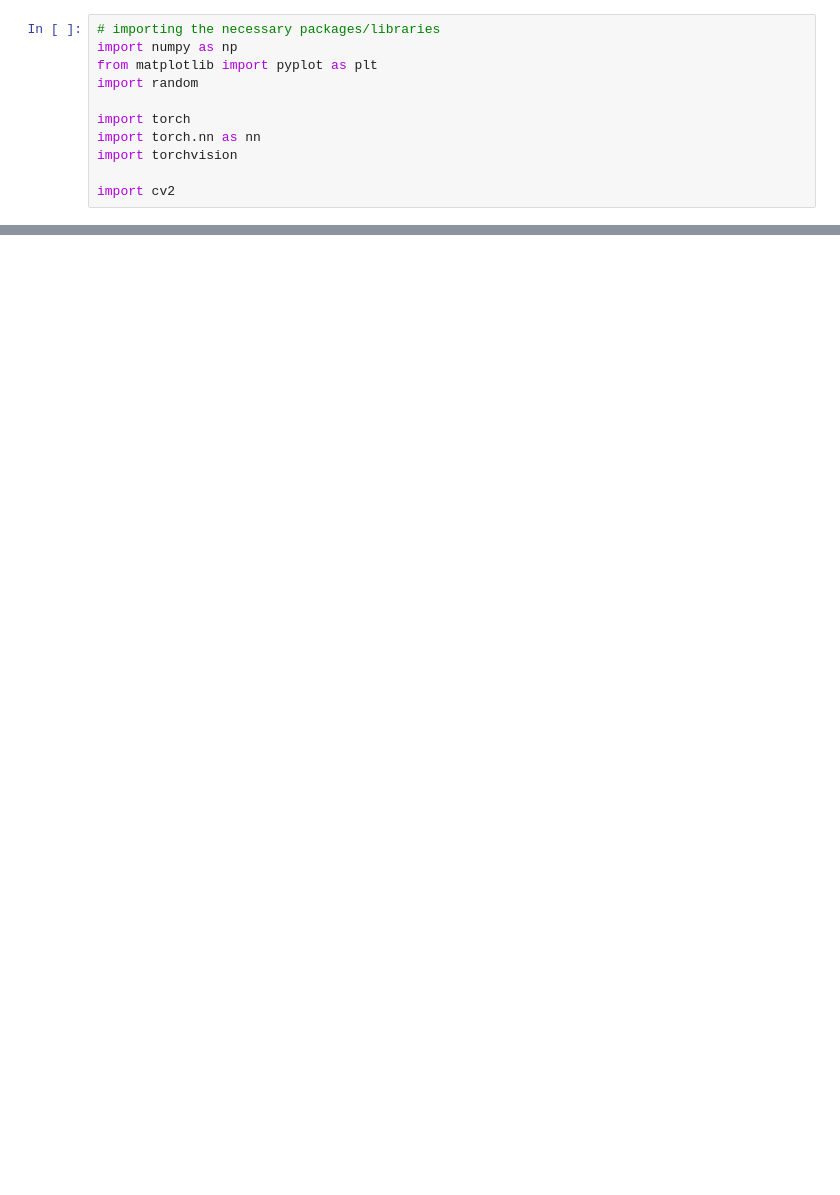
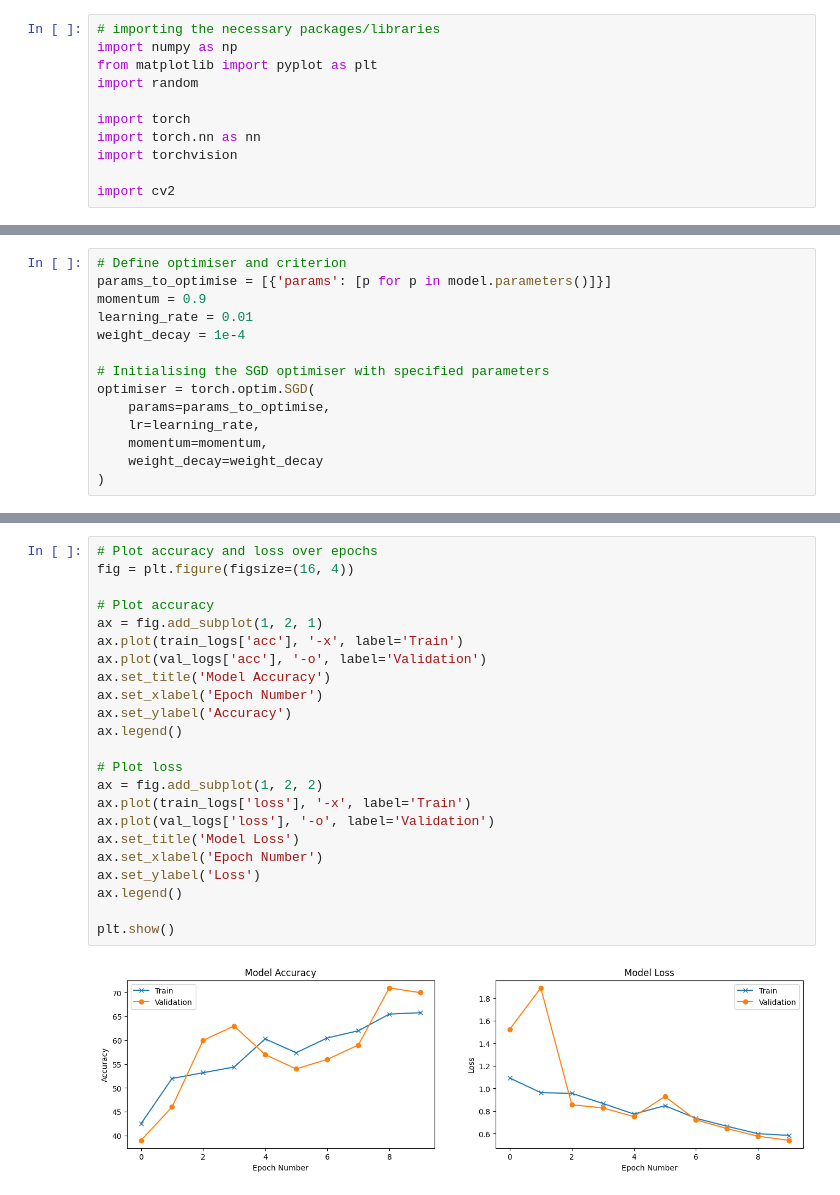
Before and after one commit to DeepLearning-JupyterBook/deeplearning-jupyterbook.github.io, a Jupyter notebook: _build/jupyter_execute/notebooks/quick_start.ipynb, the cells around one changed output, grey strips where cells are left out. Drawn from its saved outputs; the diff is of its cells as text; blank space fills up the shorter version.

```diff
--- a/_build/jupyter_execute/notebooks/quick_start.ipynb
+++ b/_build/jupyter_execute/notebooks/quick_start.ipynb
@@ -455,0 +452,14 @@ ax.legend()
+# %%
+# Define optimiser and criterion
+params_to_optimise = [{'params': [p for p in model.parameters()]}]
+momentum = 0.9
+learning_rate = 0.01
+weight_decay = 1e-4
+
+# Initialising the SGD optimiser with specified parameters
+optimiser = torch.optim.SGD(
+    params=params_to_optimise,
+    lr=learning_rate,
+    momentum=momentum,
+    weight_decay=weight_decay
+)
@@ -455,0 +611,25 @@ ax.legend()
+# %%
+# Plot accuracy and loss over epochs
+fig = plt.figure(figsize=(16, 4))
+
+# Plot accuracy
+ax = fig.add_subplot(1, 2, 1)
+ax.plot(train_logs['acc'], '-x', label='Train')
+ax.plot(val_logs['acc'], '-o', label='Validation')
+ax.set_title('Model Accuracy')
+ax.set_xlabel('Epoch Number')
+ax.set_ylabel('Accuracy')
+ax.legend()
+
+# Plot loss
+ax = fig.add_subplot(1, 2, 2)
+ax.plot(train_logs['loss'], '-x', label='Train')
+ax.plot(val_logs['loss'], '-o', label='Validation')
+ax.set_title('Model Loss')
+ax.set_xlabel('Epoch Number')
+ax.set_ylabel('Loss')
+ax.legend()
+
+plt.show()
+# %% [output]
+[figure, added]
```
Also changed, not shown: parts of 81 cells of this notebook, 8 other files.
